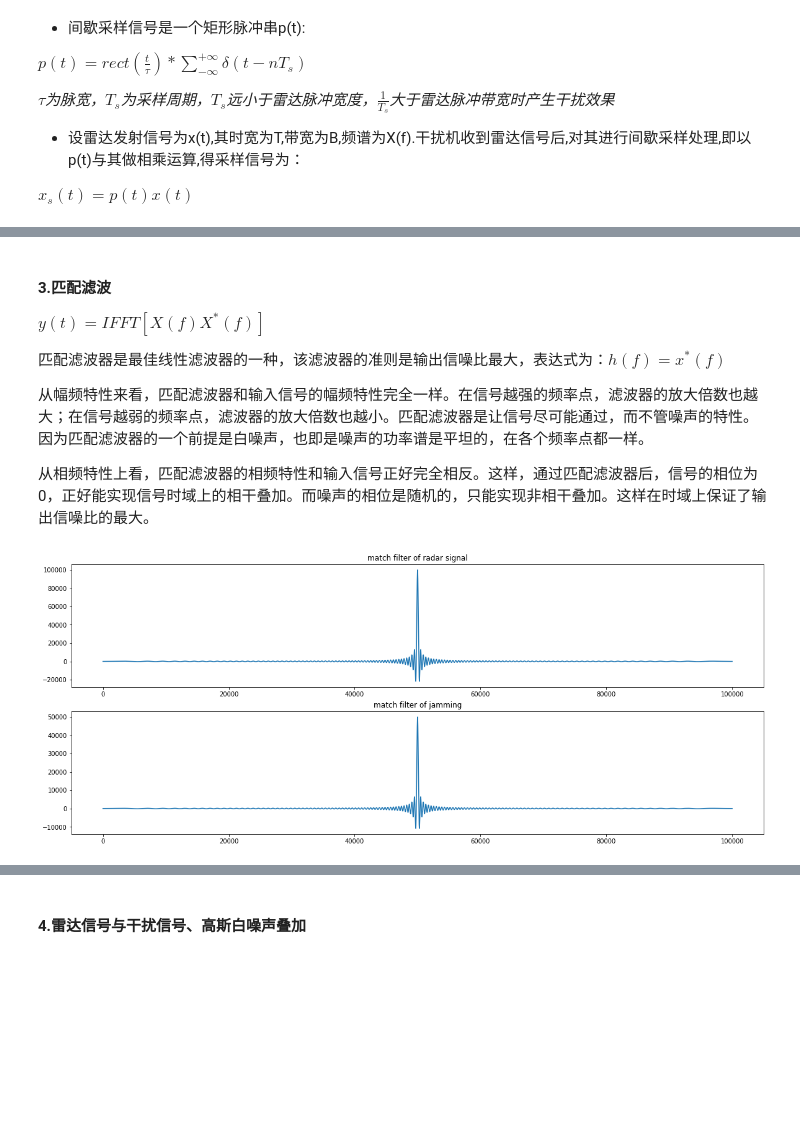
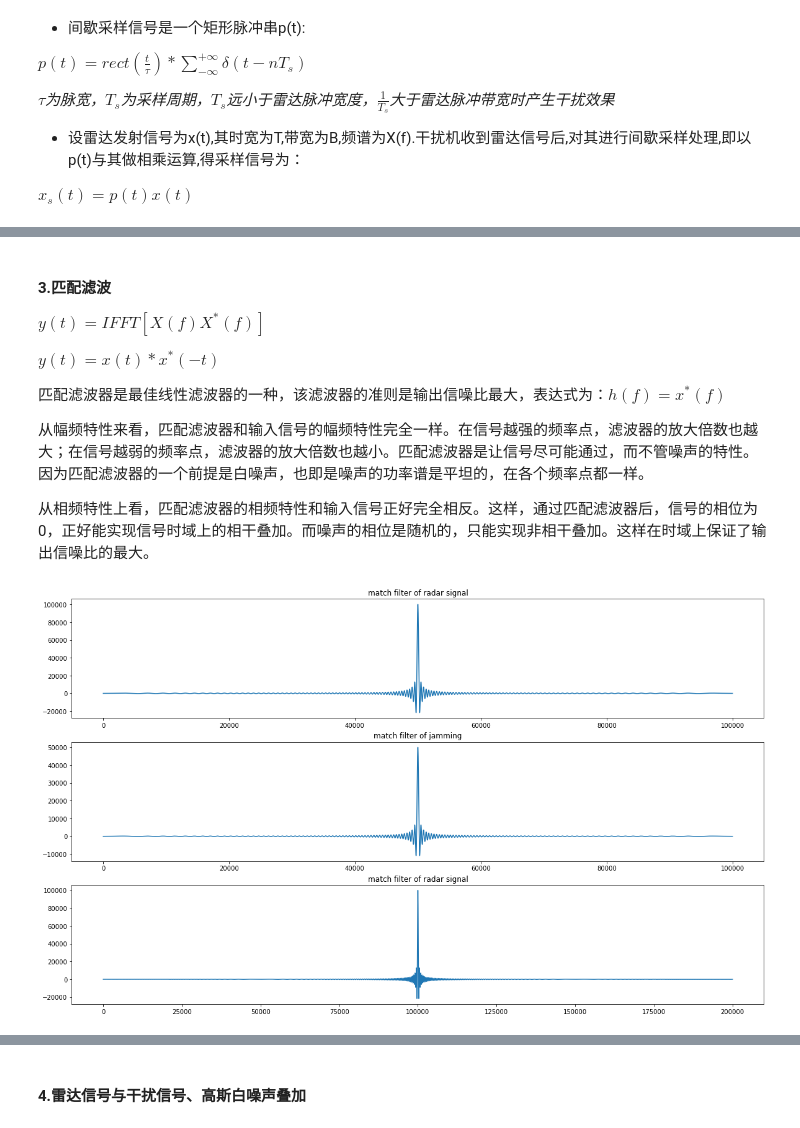
Before and after one commit to WangMinSSS/jupyterWorkplace, a Jupyter notebook: wm_SDR/jamming.ipynb, the cells around one changed output, grey strips where cells are left out. Cells and saved outputs as stored; diff of their text form; code cells hidden in the pictures; blank space fills up the shorter version.

```diff
--- a/wm_SDR/jamming.ipynb
+++ b/wm_SDR/jamming.ipynb
@@ -111,6 +117,8 @@ plt.show()
 # %% [markdown]
 #### 3.匹配滤波
 $y(t)=IFFT[X(f)X^{*}(f)]$
+
+$y(t)=x(t)*x^{*}(-t)$
 
 匹配滤波器是最佳线性滤波器的一种，该滤波器的准则是输出信噪比最大，表达式为：$h(f)=x^{*}(f)$
 
@@ -118,24 +126,33 @@ $y(t)=IFFT[X(f)X^{*}(f)]$
 
 从相频特性上看，匹配滤波器的相频特性和输入信号正好完全相反。这样，通过匹配滤波器后，信号的相位为0，正好能实现信号时域上的相干叠加。而噪声的相位是随机的，只能实现非相干叠加。这样在时域上保证了输出信噪比的最大。
 # %%
-#### 原信号匹配滤波
+%%time
+#### 原信号匹配滤波（频域）
 match1 = np.fft.ifft(np.fft.fft(sig_I+1j*sig_Q)*np.fft.fft(sig_I-1j*sig_Q))
 match1 = np.concatenate((match1[-len(match1)//2:],match1[0:len(match1)//2]))
 
 #### 干扰信号匹配滤波
 match2 = np.fft.ifft(np.fft.fft(jam_I+1j*jam_Q)*np.fft.fft(sig_I-1j*sig_Q))
 match2 = np.concatenate((match2[-len(match2)//2:],match2[0:len(match2)//2]))
 
+#### 原信号匹配滤波（时域）
+match3 = np.convolve(sig_I+1j*sig_Q,np.flipud(sig_I)-1j*np.flipud(sig_Q))
+
 #### 画图
-plt.figure(figsize=(20,8))
+plt.figure(figsize=(20,12))
 
-plt.subplot('211')
+plt.subplot('311')
 plt.plot(np.real(match1))
 plt.title('match filter of radar signal')
 
-plt.subplot('212')
+plt.subplot('312')
 plt.plot(np.real(match2))
 plt.title('match filter of jamming')
+
+plt.subplot('313')
+plt.plot(np.real(match3))
+plt.title('match filter of radar signal')
+
 plt.show()
 # %% [output]
-[figure, old version]
+[figure, new version]
```
Also changed, not shown: parts of 7 cells of this notebook, 1 other file.
